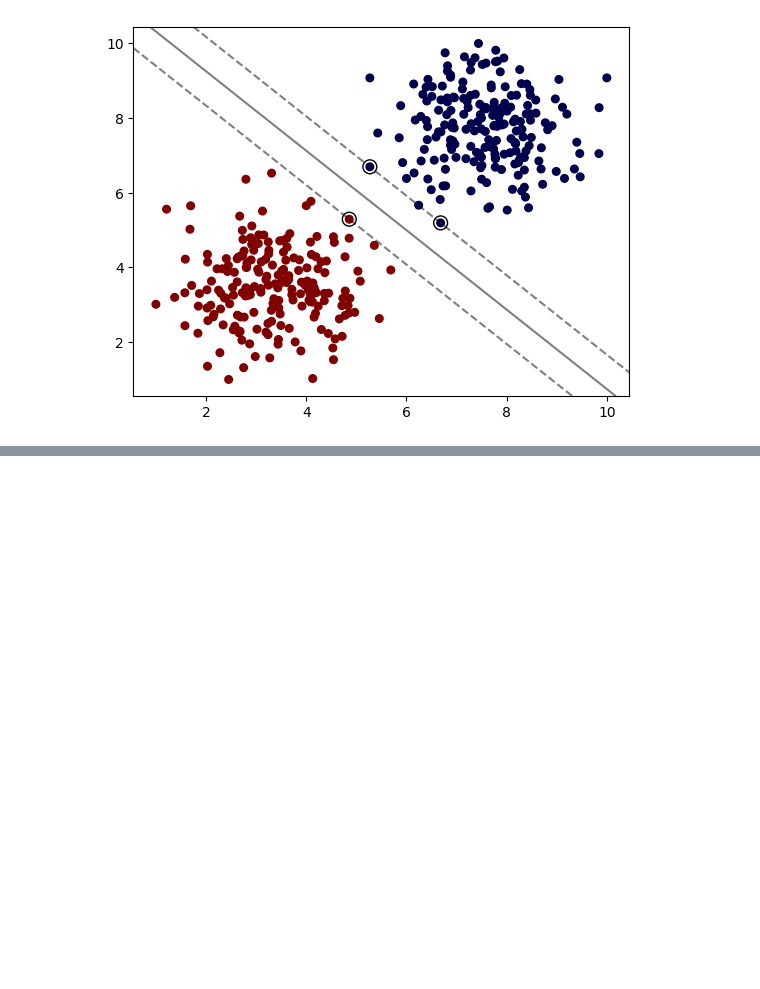
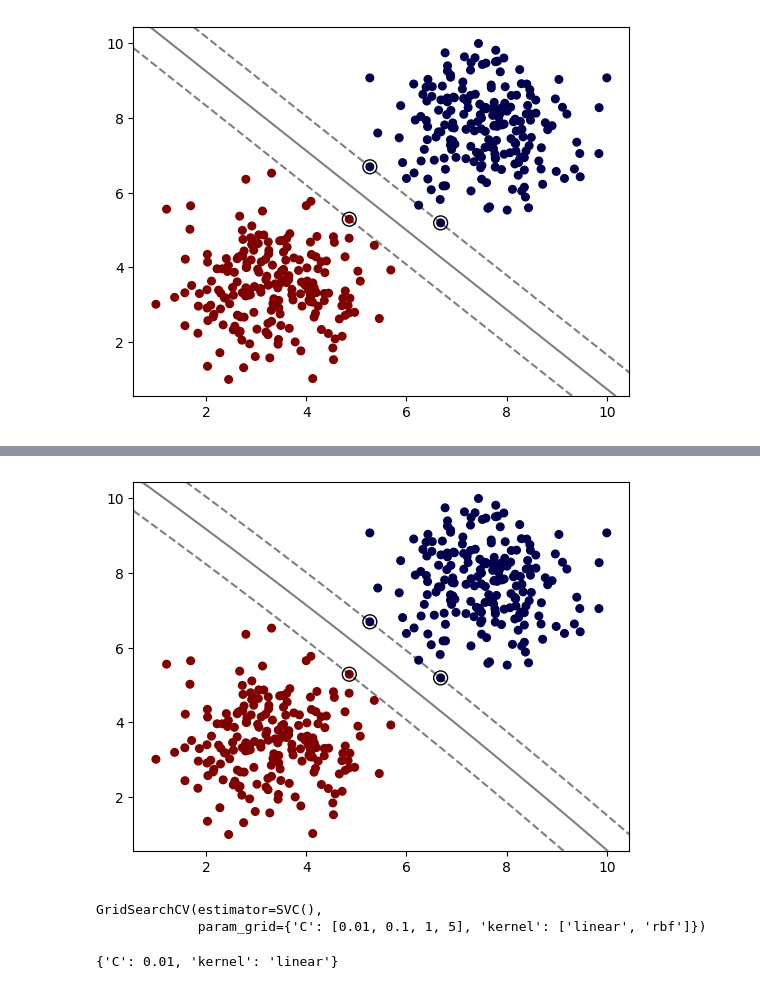
Before and after one commit to Cheater4sT/Models, a Jupyter notebook: SVM/svm.ipynb, the cells around one changed output, grey strips where cells are left out. Saved outputs shown, nothing was run; the diff lists cells and outputs as text; code cells hidden in the pictures; blank space fills up the shorter version.

```diff
--- a/SVM/svm.ipynb
+++ b/SVM/svm.ipynb
@@ -48,0 +68,6 @@ model = SVC(kernel='linear', C=0.05)
+# %%
+model = SVC(kernel='poly', C=1, degree=2)
+model.fit(X,y)
+plot_svm_boundary(model, X, y)
+# %% [output]
+[figure, added]
@@ -48,0 +82,10 @@ model = SVC(kernel='linear', C=0.05)
+# %%
+grid = GridSearchCV(svm, param_grid)
+grid.fit(X,y)
+# %% [output]
+GridSearchCV(estimator=SVC(),
+             param_grid={'C': [0.01, 0.1, 1, 5], 'kernel': ['linear', 'rbf']})
+# %%
+grid.best_params_
+# %% [output]
+{'C': 0.01, 'kernel': 'linear'}
```
Also changed, not shown: parts of 6 cells of this notebook, 1 other file.
